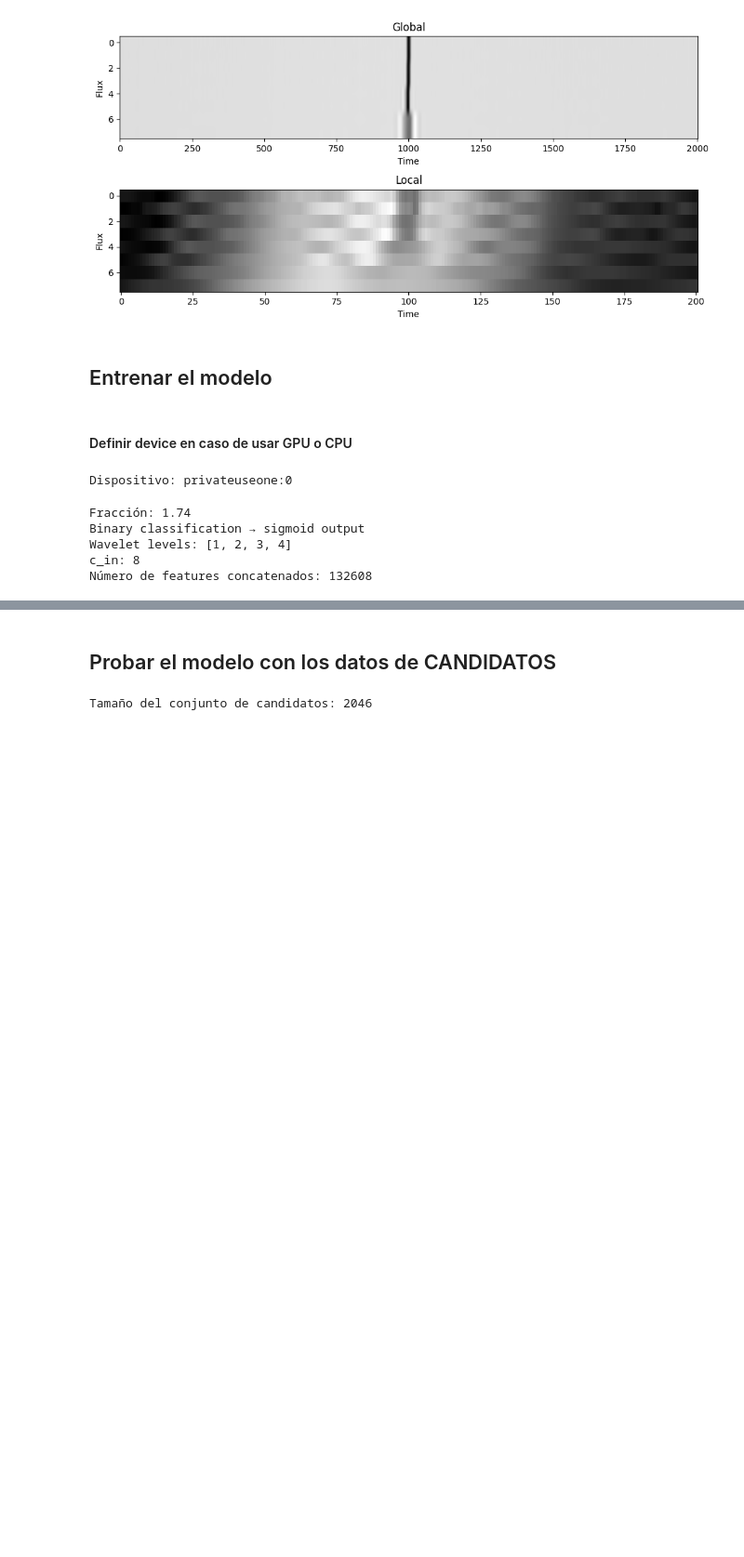
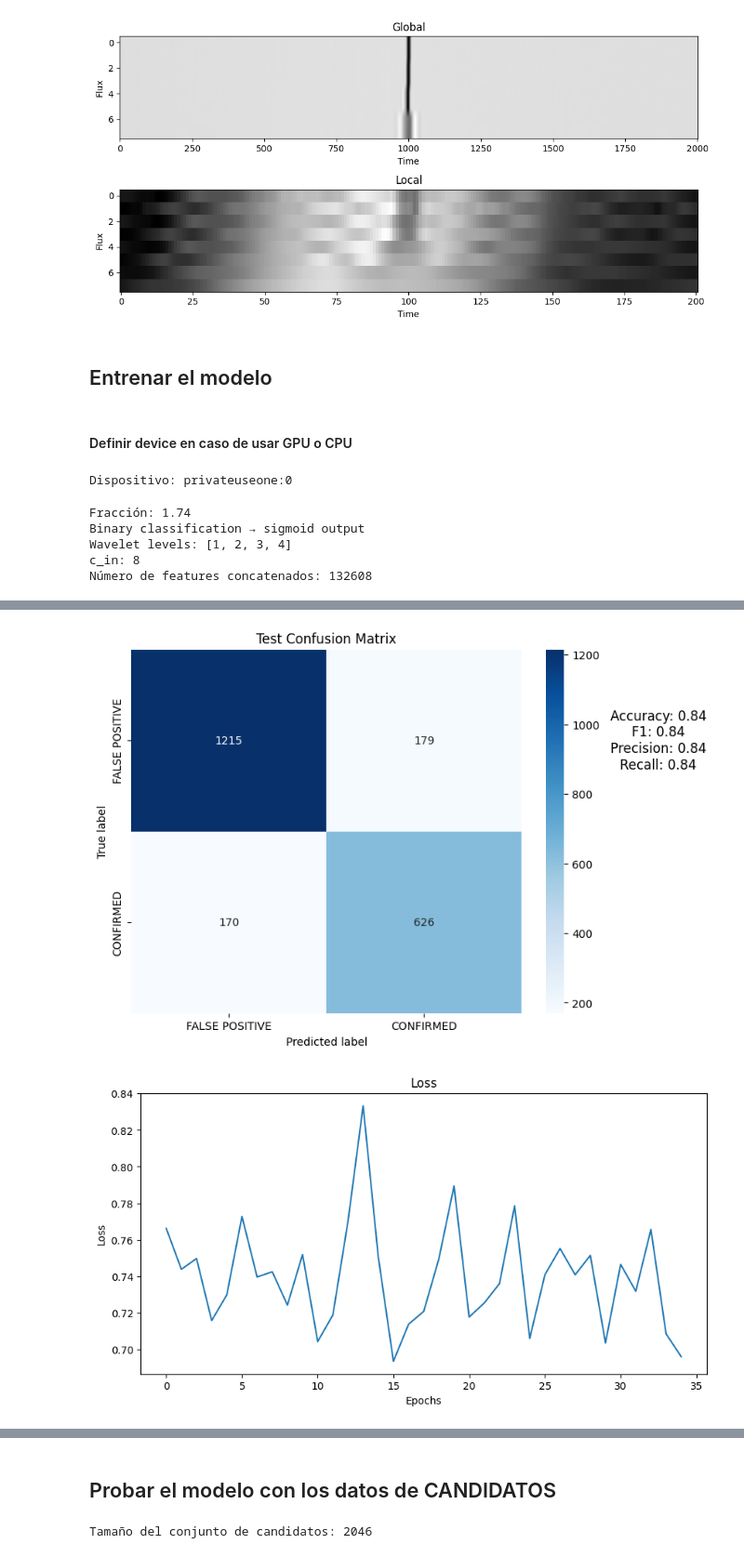
Before and after one commit to zmadru/ExoPlanet-Detection, a Jupyter notebook: Shallue_compactoWL.ipynb, the cells around one changed output, grey strips where cells are left out. Shown at 93% size. Drawn from its saved outputs; the diff is of its cells as text; code cells hidden in the pictures; blank space fills up the shorter version.

```diff
--- a/Shallue_compactoWL.ipynb
+++ b/Shallue_compactoWL.ipynb
@@ -1168,3 +1188,27 @@ def plot_confusion_matrix(y_true, y_pred, classes, title = 'Confusion Matrix'):
     plt.text(2.7, 0.5, f'Accuracy: {accuracy:.2f}\nF1: {f1:.2f}\nPrecision: {precision:.2f}\nRecall: {recall:.2f}',
              horizontalalignment='center', verticalalignment='center', fontsize=12, color='black')
     plt.show()
+
+# plot the ROC curve
+def plot_roc_curve(y_true, y_pred, title='ROC Curve'):
+    from sklearn.metrics import roc_curve, auc
+    fpr, tpr, thresholds = roc_curve(y_true, y_pred)
+    roc_auc = auc(fpr, tpr)
+    plt.figure(figsize=(8, 6))
+    plt.plot(fpr, tpr, color='blue', lw=2, label='ROC curve (area = {:.2f})'.format(roc_auc))
+    plt.plot([0, 1], [0, 1], color='red', lw=2, linestyle='--')
+    plt.xlim([0.0, 1.0])
+    plt.ylim([0.0, 1.05])
+    plt.xlabel('False Positive Rate')
+    plt.ylabel('True Positive Rate')
+    plt.title(title)
+    plt.legend(loc='lower right')
+    plt.show()
+
+def plot_loss(loss):
+    plt.figure(figsize=(10, 5))
+    plt.plot(loss)
+    plt.title('Loss')
+    plt.xlabel('Epochs')
+    plt.ylabel('Loss')
+    plt.show()
@@ -1218,0 +1215,9 @@ Predicciones y etiquetas de entrenamiento: [0. 0. 0. ... 0. 0. 0.] [1. 0. 0. ...
+# %%
+predicted, labels, probs, loss_serie  = predict(model, test_loader, loss_fn)
+classes = ['FALSE POSITIVE', 'CONFIRMED']
+plot_confusion_matrix(labels, predicted, classes, title='Test Confusion Matrix')
+plot_loss(loss_serie)
+plot_roc_curve(labels, predicted, title='Test ROC Curve')
+# %% [output]
+[figure, added]
+[figure, added]
```
Also changed, not shown: parts of 12 cells of this notebook, 1 other file.
